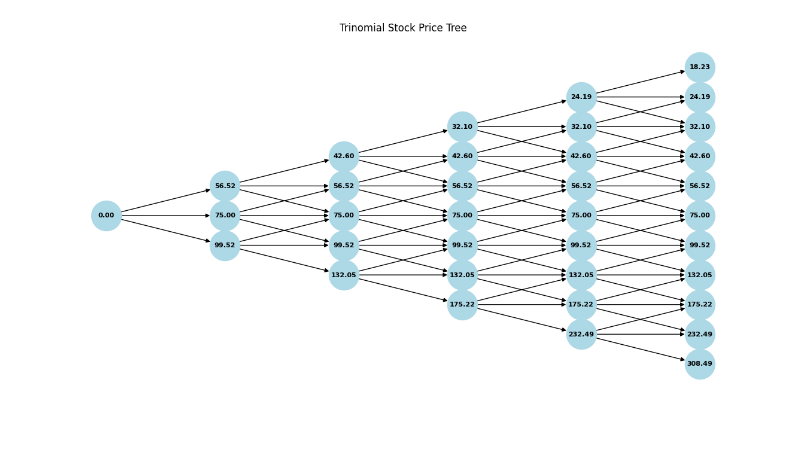
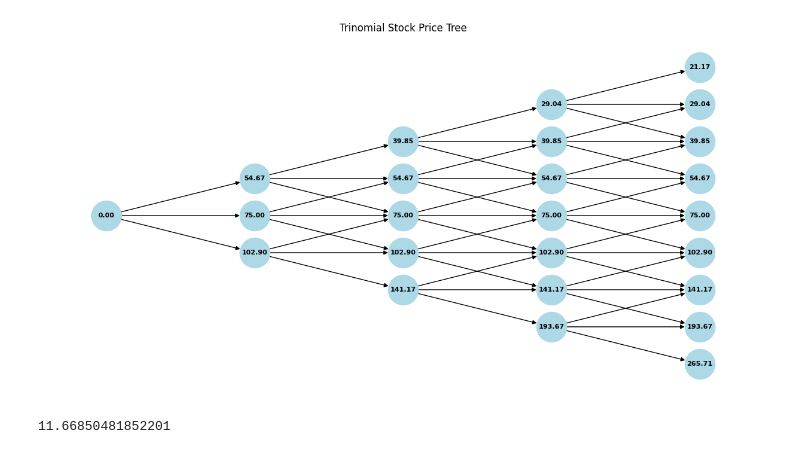
Before and after one commit to NoNameLot/thesis, a Jupyter notebook: Trinomial Tree.ipynb, the cells around one changed output. Saved outputs shown, nothing was run; the diff lists cells and outputs as text; code cells hidden in the pictures.

```diff
--- a/Trinomial Tree.ipynb
+++ b/Trinomial Tree.ipynb
@@ -45,32 +45,88 @@ def plot_trinomial_tree(S0, F, T, r, k, coupon, conversion_ratio, N, sigma,):
             # Add edges between nodes for the trinomial structure
             if j < N:
                 G.add_edge(node, f"{j + 1},{i}")  # Down movement
                 G.add_edge(node, f"{j + 1},{i + 1}")  # Middle movement
                 G.add_edge(node, f"{j + 1},{i + 2}")  # Up movement
 
     # Plot the tree using networkx
     plt.figure(figsize=(12, 6))
     nx.draw(G, pos, labels=labels, with_labels=True, node_size=1300, node_color="lightblue", font_size=8, font_weight="bold", edge_color="black")
     plt.title("Trinomial Stock Price Tree")
     plt.show()
 
 # Parameters
 S0 = 75                             # Initial stock price
 F = 100                             # Face value of the bond
 X = 100                             # Strike price for conversion
 T = 5                               # Time to maturity (in years)
 r = 0.07                            # Risk-free rate
 q = 0
 b = r - q
 k = 0.03                            # Credit spread
 sigma = 0.2                         # Volatility
 dt = 1
 coupon = 6                          # Coupon payment per year
 m = 1                               # Conversion ratio (1 bond = 1 stock)
-N = 5                               # Number of time steps
+N = 4                               # Number of time steps
 conversion_ratio = F / X            # Conversion ratio
 
 # Plot the trinomial tree for the stock prices
 plot_trinomial_tree(S0, F, T, r, k, coupon, conversion_ratio, N, sigma)
 # %% [output]
-[figure, old version]
+[figure, new version]
+# %%
+import numpy as np
+
+#Test American
+AmeEurFlag='a'
+CallPutFlag='p'
+S=100
+X=110
+T=0.5
+r=0.1
+b=0.1
+sigma=0.27
+N=100
+
+#Test European
+
+# AmeEurFlag='e'
+# CallPutFlag='p'
+# S=75
+# X=70
+# T=0.5
+# r=0.1
+# b=0.05
+# sigma=0.35
+# N=300
+
+q=b-r
+if(CallPutFlag=='c'):
+    z=1
+elif(CallPutFlag=='p'):
+    z=-1
+
+dt=T/N
+
+u=np.exp(sigma*np.sqrt(2*dt))
+d=np.exp(-sigma*np.sqrt(2*dt))
+pu=((np.exp(b*dt/2)-np.exp(-sigma*np.sqrt(dt/2)))/(np.exp(sigma*np.sqrt(dt/2))-np.exp(-sigma*np.sqrt(dt/2))))**2
+pd=((np.exp(sigma*np.sqrt(dt/2))-np.exp(b*(dt/2)))/(np.exp(sigma*np.sqrt(dt/2))-np.exp(-sigma*np.sqrt(dt/2))))**2
+pm=1-pu-pd
+Df=np.exp(-r*dt)
+
+OptionValue=np.zeros(2*N+1)
+
+for i in range(0, 2*N+1):
+    ST=S*u**np.max([i-N,0])*d**np.max([N-i,0])
+    OptionValue[i]=np.max([0,z*(ST-X)])
+
+for j in range(N-1, -1, -1):
+    for i in range(2*j+1):
+        OptionValue[i]=(pu*OptionValue[i+2]+pm*OptionValue[i+1]+pd*OptionValue[i])*Df
+        if AmeEurFlag=='a':
+            StockPrice=S*u**np.max([i-j,0])*d**np.max([j-i,0])
+            OptionValue[i]=np.max([z*(StockPrice-X),OptionValue[i]])
+print(OptionValue[0])
+# %% [output]
+11.66850481852201
```
Also changed, not shown: parts of 3 cells of this notebook, 8 other files.
